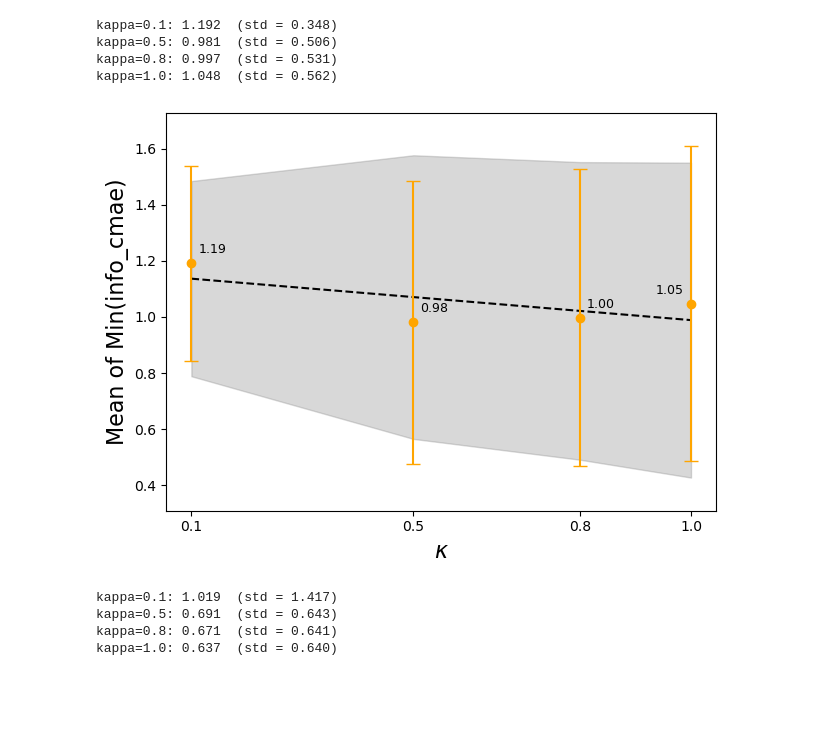
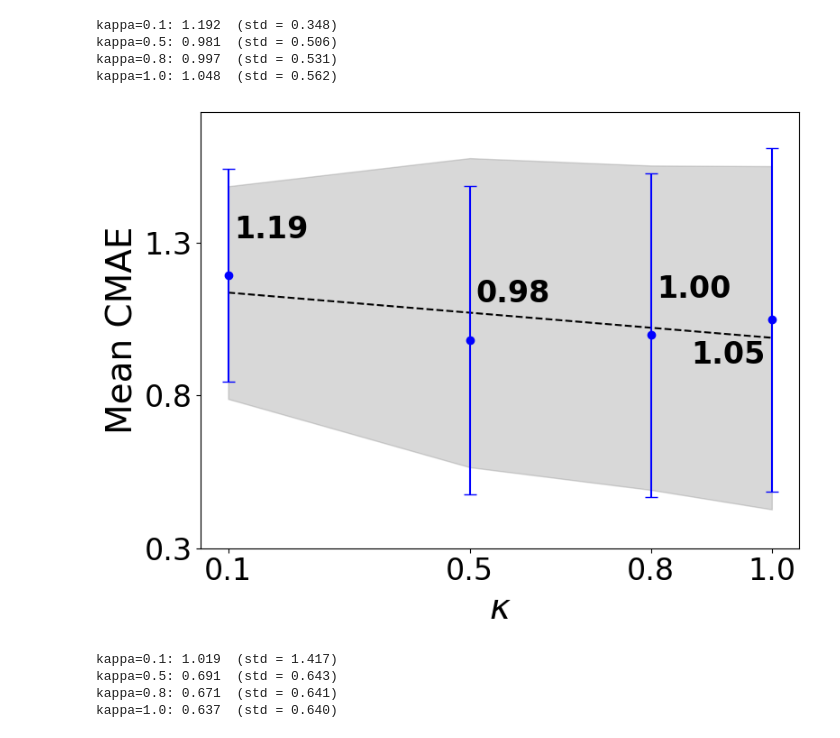
Before and after one commit to sourasb05/Fed-DIPA2, a Jupyter notebook: src/utils/CFedDC_Kappa_delta_box_plot.ipynb, the cells around one changed output. Drawn from its saved outputs; the diff is of its cells as text; code cells hidden in the pictures; blank space fills up the shorter version.

```diff
--- a/src/utils/CFedDC_Kappa_delta_box_plot.ipynb
+++ b/src/utils/CFedDC_Kappa_delta_box_plot.ipynb
@@ -381,7 +399,7 @@ trend = np.poly1d(coef)
 x_fit = np.linspace(kappas.min(), kappas.max(), 100)
 y_fit = trend(x_fit)
 
-plt.figure()
+plt.figure(figsize=(12, 8))
 
 # Plot ±1 std “shadow” around the trendline
 upper = trend(kappas) + stds
@@ -417,14 +435,16 @@ for i, (x, m) in enumerate(zip(kappas, means)):
         textcoords="offset points",
         ha=ha,                   # horizontal alignment
         va="bottom",
-        fontsize=9,
+        fontsize=24,
+        fontweight='bold',
         clip_on=False            # allow text outside axes
     )
 
-plt.xlabel(r'$\delta$', fontsize=16)
-plt.ylabel('Mean of Min(info_cmae)', fontsize=16)
+plt.xlabel(r'$\delta$', fontsize=44)
+plt.ylabel('Mean CMAE', fontsize=44)
 # plt.title('Mean ± 1 Std Dev with Trendline Shadow')
-plt.xticks(kappas)
+plt.xticks(kappas, fontsize=38)
+plt.yticks(np.arange(0, 3.0, 0.5), fontsize=38)
 # plt.legend()
 plt.tight_layout()
 plt.savefig('/proj/sourasb-220503/TCSS-DIPA2/Fed-DIPA2/results/client_level/all_mae/all_kappa_constant_delta_min_info_cmae.png', dpi=300)
@@ -628,7 +648,7 @@ trend = np.poly1d(coef)
 x_fit = np.linspace(kappas.min(), kappas.max(), 100)
 y_fit = trend(x_fit)
 
-plt.figure()
+plt.figure(figsize=(8, 6))
 
 # Plot ±1 std “shadow” around the trendline
 upper = trend(kappas) + stds
@@ -640,44 +660,53 @@ plt.fill_between(kappas, lower, upper,
 # Plot the dashed trendline
 plt.plot(x_fit, y_fit, linestyle='--', color='black',
          label=f'Trend: y={coef[0]:.2f}x+{coef[1]:.2f}')
 
 # Plot mean points with error bars
 plt.errorbar(kappas, means, yerr=stds,
              marker='o', linestyle='',
-             capsize=5, color='orange',
+             capsize=5, color='blue',
              label='Mean ± Std')
 
 # Add horizontal/vertical margins so labels don't get clipped
 plt.margins(x=0.05, y=0.1)
 
 # Annotate each mean value; shift last one left
 for i, (x, m) in enumerate(zip(kappas, means)):
+    # Set horizontal offset and alignment
+    dx = -5 if i == len(kappas) - 1 else 5
+    ha = 'right' if i == len(kappas) - 1 else 'left'
+
+    # Set vertical offset and alignment: LAST point goes below
     if i == len(kappas) - 1:
-        dx, ha = -5, 'right'
+        dy = -40  # move annotation below
+        va = 'top'
     else:
-        dx, ha = 5, 'left'
+        dy = 25
+        va = 'bottom'
 
     plt.annotate(
         f"{m:.2f}",
         xy=(x, m),
-        xytext=(dx, 5),          # offset in points
+        xytext=(dx, dy),
         textcoords="offset points",
-        ha=ha,                   # horizontal alignment
+        ha=ha,
         va="bottom",
-        fontsize=9,
-        clip_on=False            # allow text outside axes
+        fontsize=24,
+        fontweight='bold',
+        clip_on=False
     )
 
-plt.xlabel(r'$\kappa$', fontsize=16)
-plt.ylabel('Mean of Min(info_cmae)', fontsize=16)
+plt.xlabel(r'$\kappa$', fontsize=28)
+plt.ylabel('Mean CMAE', fontsize=28)
 # plt.title('Mean ± 1 Std Dev with Trendline Shadow')
-plt.xticks(kappas)
+plt.xticks(kappas, fontsize=24)
+plt.yticks(np.arange(0.3, 1.8, 0.5), fontsize=24)
 # plt.legend()
 plt.tight_layout()
 plt.savefig('/proj/sourasb-220503/TCSS-DIPA2/Fed-DIPA2/results/client_level/all_mae/rf_delta_constant_kappa_min_info_cmae.png', dpi=300)
 plt.show()
 # %% [output]
-[figure, old version]
+[figure, new version]
 # %%
 import statistics
 
```
Also changed, not shown: parts of 5 cells of this notebook, 12 other files.
